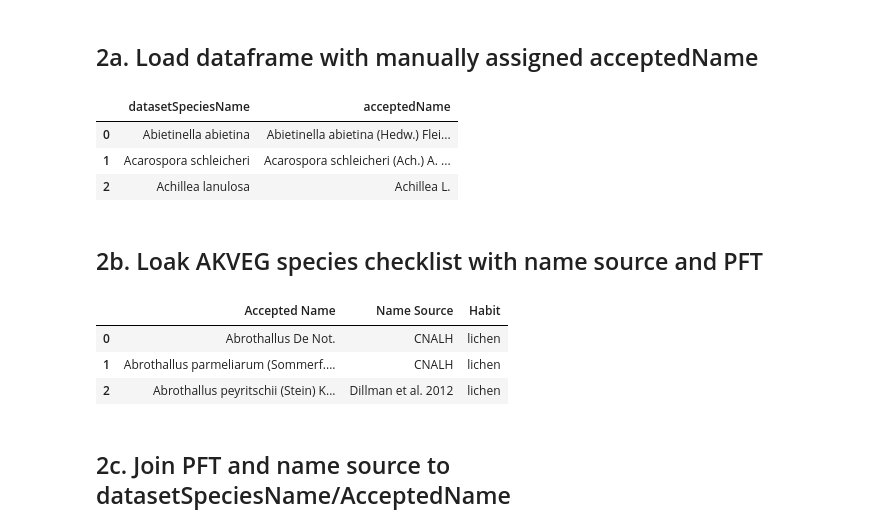
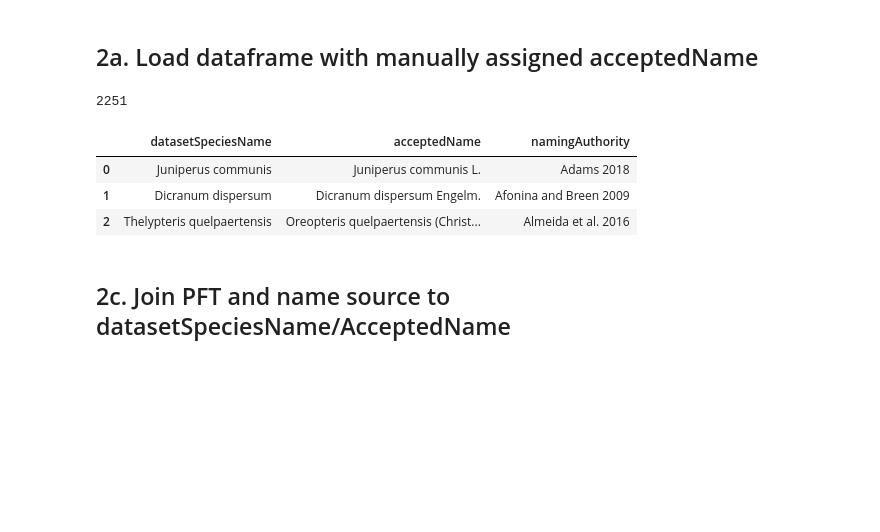
Before and after one commit to climatemodeling/alaska_pft_fcover_harmonization, a Jupyter notebook: harmonization.ipynb, the cells around one changed output. Cells and saved outputs as stored; diff of their text form; code cells hidden in the pictures; blank space fills up the shorter version.

```diff
--- a/harmonization.ipynb
+++ b/harmonization.ipynb
@@ -173,25 +182,15 @@ pd.DataFrame(species_fcover['datasetSpeciesName'].unique()).shape[0]
 ## 2a. Load dataframe with manually assigned acceptedName
 # %%
 # load species name dataframe with corresponding accepted names
-standard_species = pd.read_csv('standard_species_names_checklist.csv')
+standard_species = pd.read_csv('species_standardization_mapping.csv')
+print(len(standard_species['datasetSpeciesName'].unique()))
 standard_species.head(3)
 # %% [output]
+2251
-|  | datasetSpeciesName | acceptedName |
-| 0 | Abietinella abietina | Abietinella abietina (Hedw.) Flei... |
-| 1 | Acarospora schleicheri | Acarospora schleicheri (Ach.) A. ... |
-| 2 | Achillea lanulosa | Achillea L. |
+|  | datasetSpeciesName | acceptedName | namingAuthority |
+| 0 | Juniperus communis | Juniperus communis L. | Adams 2018 |
+| 1 | Dicranum dispersum | Dicranum dispersum Engelm. | Afonina and Breen 2009 |
+| 2 | Thelypteris quelpaertensis | Oreopteris quelpaertensis (Christ... | Almeida et al. 2016 |
-# %% [markdown]
-## 2b. Loak AKVEG species checklist with name source and PFT
-# %%
-# load the akveg checklist so we can join name source and habit
-akveg_checklist = pd.read_csv('etc/akveg_species_checklist.csv')
-akveg_checklist = akveg_checklist[['Accepted Name', 'Name Source', 'Habit']]
-akveg_checklist.head(3)
-# %% [output]
-|  | Accepted Name | Name Source | Habit |
-| 0 | Abrothallus De Not. | CNALH | lichen |
-| 1 | Abrothallus parmeliarum (Sommerf.... | CNALH | lichen |
-| 2 | Abrothallus peyritschii (Stein) K... | Dillman et al. 2012 | lichen |
 # %% [markdown]
 ## 2c. Join PFT and name source to datasetSpeciesName/AcceptedName
 # %%
```
Also changed, not shown: parts of 23 cells of this notebook.
